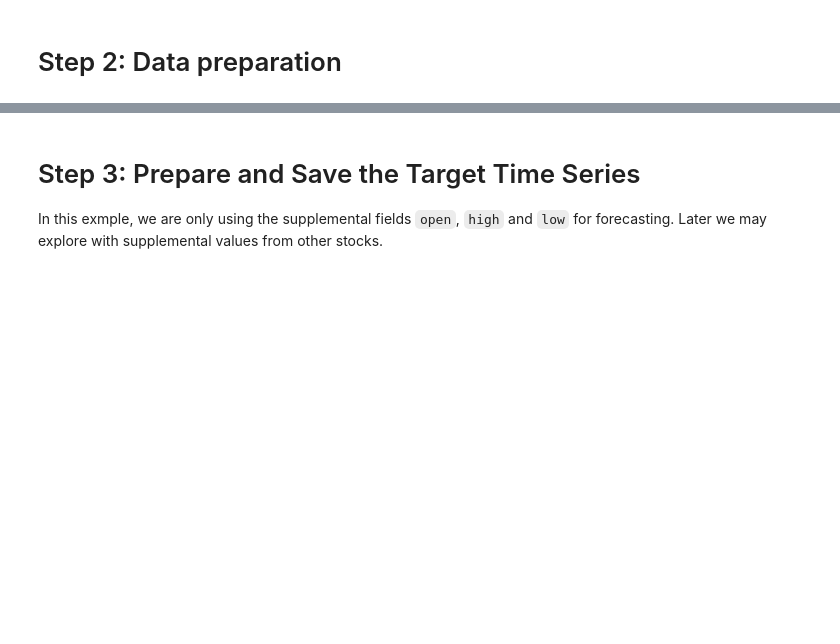
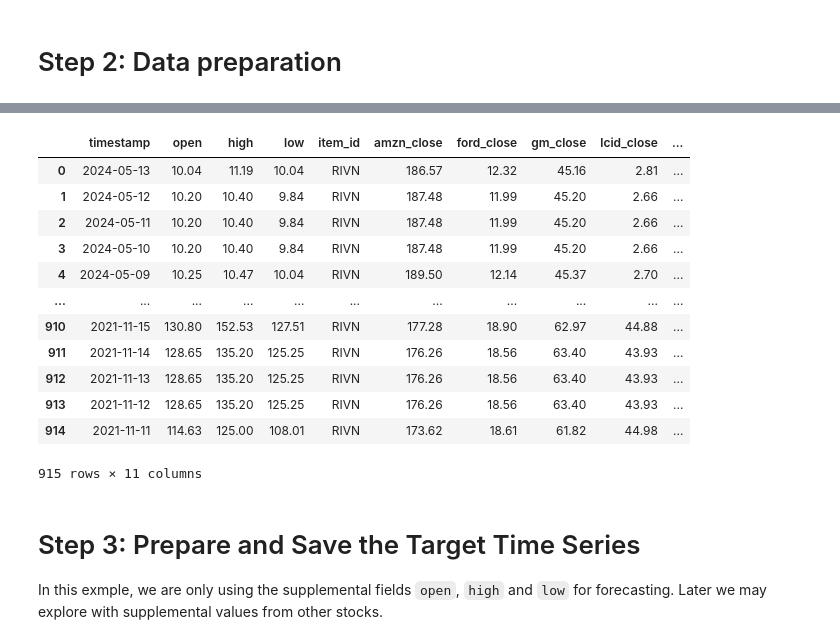
Before and after one commit to katjes733/aws-forecasting, a Jupyter notebook: forecasting.ipynb, the cells around one changed output, grey strips where cells are left out. Drawn from its saved outputs; the diff is of its cells as text; code cells hidden in the pictures; blank space fills up the shorter version.

```diff
--- a/forecasting.ipynb
+++ b/forecasting.ipynb
@@ -178,5 +130,30 @@ def get_related_data(s3_client, bucket: str, prefix: str, exclude: list[str]=[],
 # %%
-get_related_data(s3, bucket_name, path, [data_key, future_data_key], start_date=stock_df.datetime.min(), end_date=stock_df.datetime.max())
+related_data=util.get_related_data(
+    s3_client=s3,
+    bucket=bucket_name,
+    prefix=path,
+    target_df=stock_df,
+    target_column_name=target_column_name,
+    item_id=item_id,
+    exclude=[data_key, future_data_key],
+    start_date=stock_df.timestamp.min(),
+    end_date=stock_df.timestamp.max()
+)
+related_data
+# %% [output]
+|  | timestamp | open | high | low | item_id | amzn_close | ford_close | gm_close | lcid_close | ... |
+| 0 | 2024-05-13 | 10.04 | 11.19 | 10.04 | RIVN | 186.57 | 12.32 | 45.16 | 2.81 | ... |
+| 1 | 2024-05-12 | 10.20 | 10.40 | 9.84 | RIVN | 187.48 | 11.99 | 45.20 | 2.66 | ... |
+| 2 | 2024-05-11 | 10.20 | 10.40 | 9.84 | RIVN | 187.48 | 11.99 | 45.20 | 2.66 | ... |
+| 3 | 2024-05-10 | 10.20 | 10.40 | 9.84 | RIVN | 187.48 | 11.99 | 45.20 | 2.66 | ... |
+| 4 | 2024-05-09 | 10.25 | 10.47 | 10.04 | RIVN | 189.50 | 12.14 | 45.37 | 2.70 | ... |
+| ... | ... | ... | ... | ... | ... | ... | ... | ... | ... | ... |
+| 910 | 2021-11-15 | 130.80 | 152.53 | 127.51 | RIVN | 177.28 | 18.90 | 62.97 | 44.88 | ... |
+| 911 | 2021-11-14 | 128.65 | 135.20 | 125.25 | RIVN | 176.26 | 18.56 | 63.40 | 43.93 | ... |
+| 912 | 2021-11-13 | 128.65 | 135.20 | 125.25 | RIVN | 176.26 | 18.56 | 63.40 | 43.93 | ... |
+| 913 | 2021-11-12 | 128.65 | 135.20 | 125.25 | RIVN | 176.26 | 18.56 | 63.40 | 43.93 | ... |
+| 914 | 2021-11-11 | 114.63 | 125.00 | 108.01 | RIVN | 173.62 | 18.61 | 61.82 | 44.98 | ... |
+915 rows × 11 columns
 # %% [markdown]
 # Step 3: Prepare and Save the Target Time Series
 
```
Also changed, not shown: parts of 36 cells of this notebook, 1 other file.
